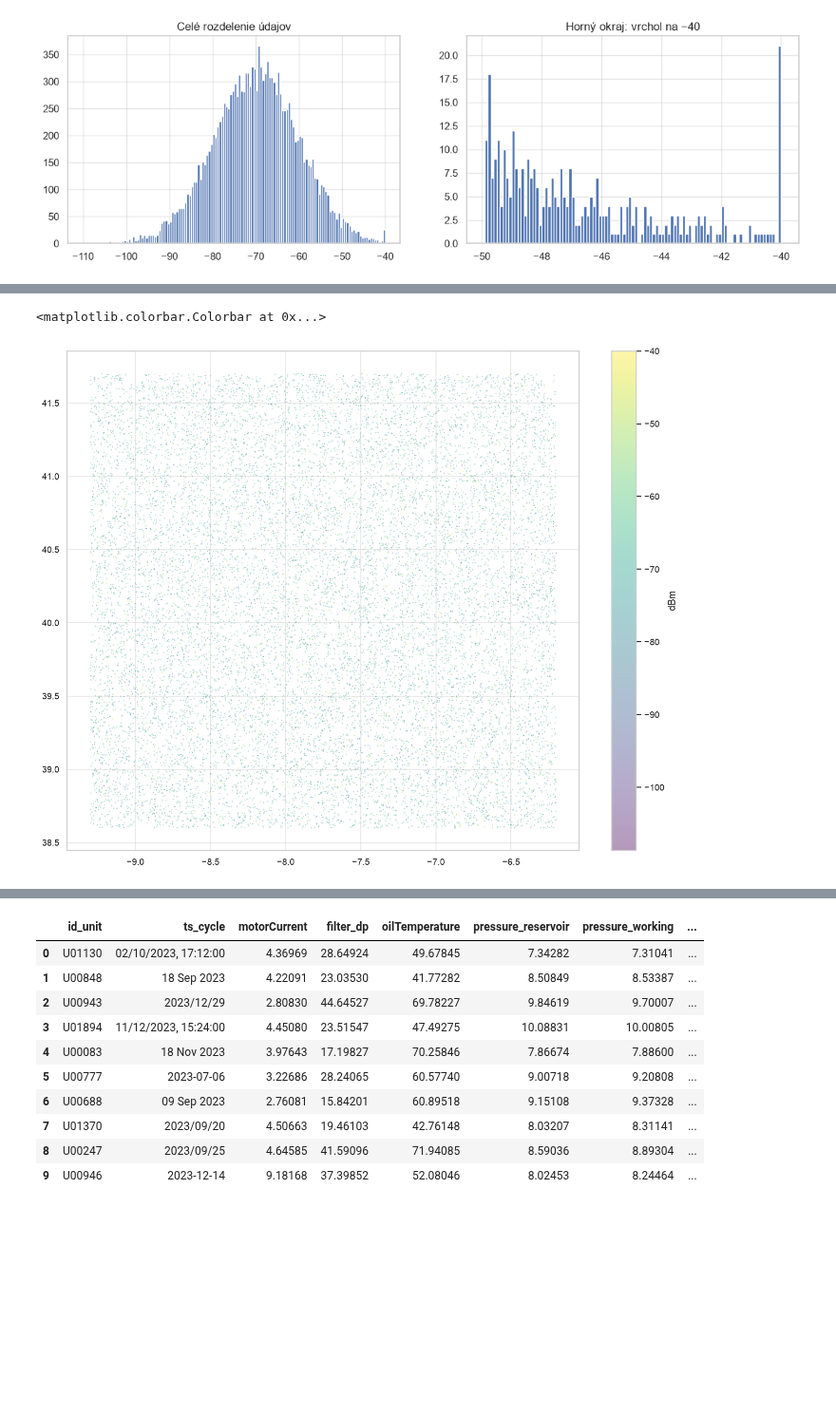
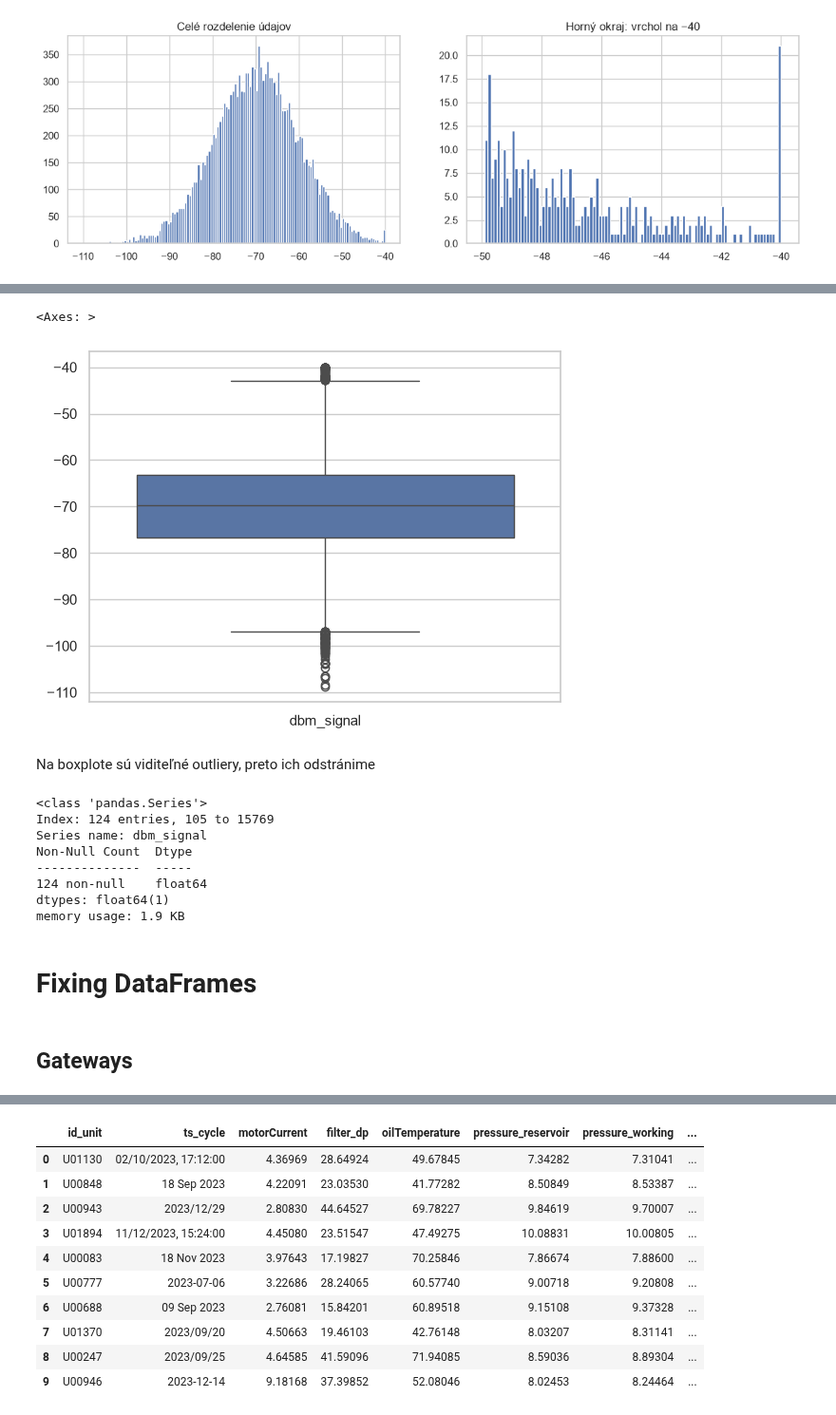
Before and after one commit to NovAndrii/IAU_project, a Jupyter notebook: prjct.ipynb, the cells around one changed output, grey strips where cells are left out. Shown at 95% size. Saved outputs shown, nothing was run; the diff lists cells and outputs as text; code cells hidden in the pictures; blank space fills up the shorter version.

```diff
--- a/prjct.ipynb
+++ b/prjct.ipynb
@@ -536,8 +451,9 @@ sns.scatterplot(data=gateways, x="Lon", y="lat", hue="dbm_signal", s=10, palette
-# %%
-fig, ax = plt.subplots(figsize=(14, 11), dpi=120)
-sc = ax.scatter(gateways["Lon"], gateways["lat"], c=gateways["dbm_signal"],
-                s=2, alpha=0.4, linewidths=0, cmap="viridis")
-fig.colorbar(sc, label="dBm")
-# %% [output]
-<matplotlib.colorbar.Colorbar at 0x...>
-[figure, removed]
+# %%
+data = gateways[['dbm_signal']]
+sns.boxplot(
+    data=data )
+# %% [output]
+<Axes: >
+[figure, added]
+# %% [markdown]
+Na boxplote sú viditeľné outliery, preto ich odstránime
@@ -543,0 +466,17 @@ fig.colorbar(sc, label="dBm")
+# %%
+test_data = gateways['dbm_signal']
+dbm_signal_out = identify_outliers(test_data)
+dbm_signal_out.info()
+# %% [output]
+<class 'pandas.Series'>
+Index: 124 entries, 105 to 15769
+Series name: dbm_signal
+Non-Null Count  Dtype
+--------------  -----
+124 non-null    float64
+dtypes: float64(1)
+memory usage: 1.9 KB
+# %% [markdown]
+# Fixing DataFrames
+# %% [markdown]
+## Gateways
```
Also changed, not shown: parts of 124 cells of this notebook.
